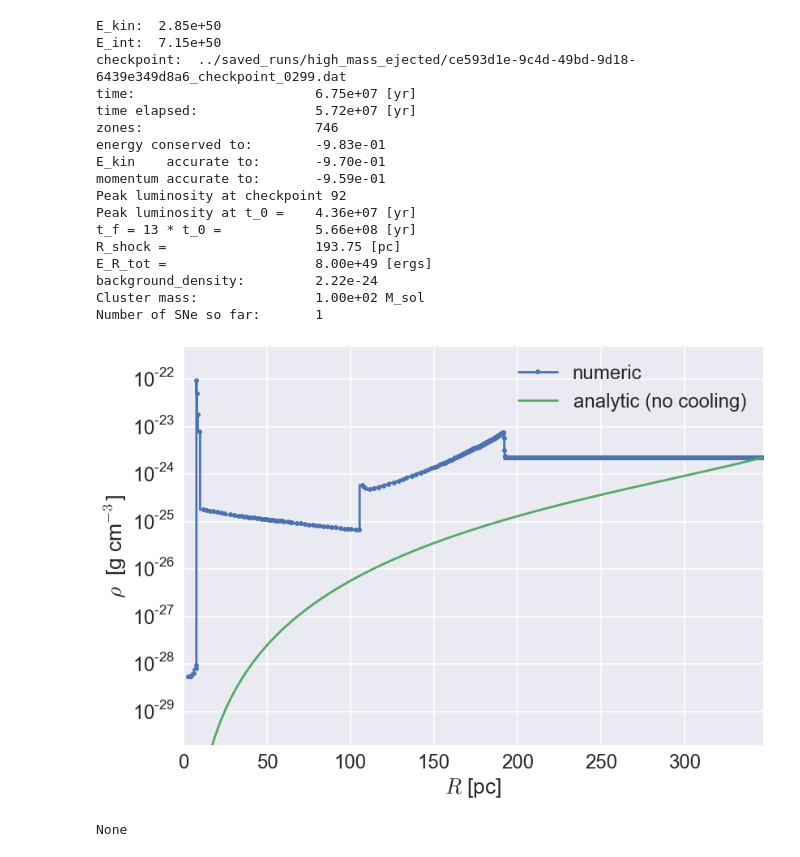
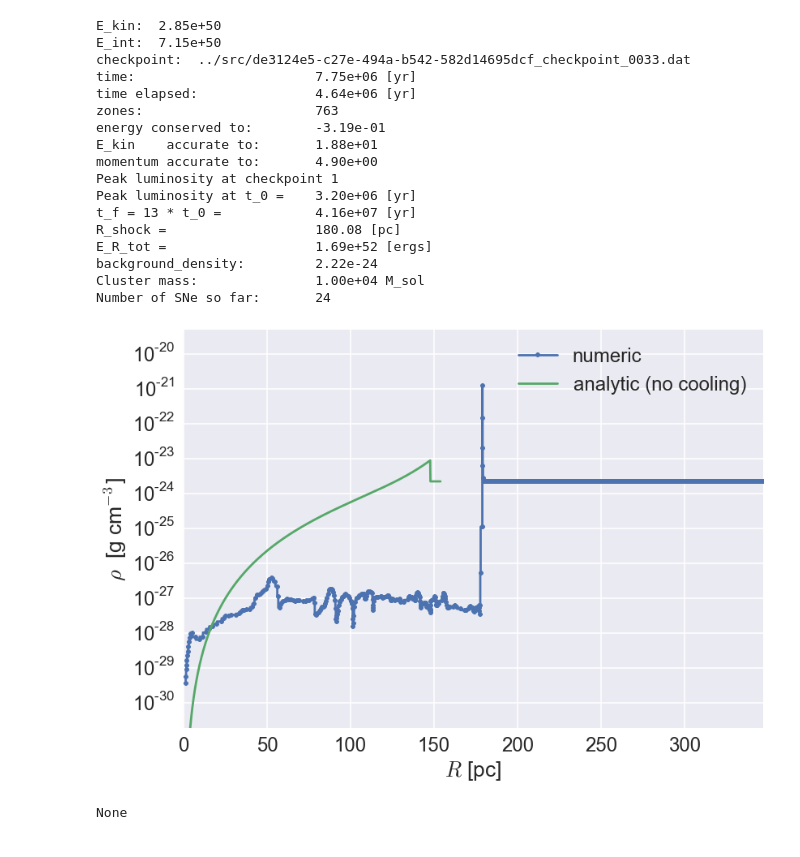
Before and after one commit to egentry/clustered_SNe, a Jupyter notebook: analysis/visualize.ipynb, the cells around one changed output. Drawn from its saved outputs; the diff is of its cells as text; code cells hidden in the pictures.

Commit message:
analysis script improvements

```diff
--- a/analysis/visualize.ipynb
+++ b/analysis/visualize.ipynb
@@ -60,7 +60,7 @@ class InnerWidget(object):
 
 #### These are needed for both the plotting and parsing routines
 
-cols_plot = cols[0:7] + cols[8:]
+cols_plot = cols
 cols_plot_linear = [cols[i] for i in [6, 10]]
 
 label_dict = {"Radius"       :"$R$ [pc]",
@@ -196,7 +196,10 @@ def plotter(last_run,
 
 
 
-def single_run(data_dir="", id="", last_run=None):
+def single_run(data_dir="", id="", last_run=None, w=widgets.widget_box.Box):
+
+    if not os.path.exists(data_dir):
+        raise FileNotFoundError("No directory found named: "+ data_dir)
 
     if type(last_run) is not RunSummary:
         last_run = RunSummary()
@@ -231,37 +234,35 @@ def single_run(data_dir="", id="", last_run=None):
 
     InnerWidget.w = w
     display(w)
+    return w
 # %%
 last_run = RunSummary()
 
 data_dir = "../src/"
-data_dir = "../saved_runs/high_mass_ejected"
-# data_dir = "../scripts"
-# data_dir = "../saved_runs/one_SNe"
-# data_dir = "../saved_runs/two_SNe"
+# data_dir = "../saved_runs/10_SNe_winds"
 
-id = "" # you don't need the full uuid, just enough to distinguish it
+id = "de" # you don't need the full uuid, just enough to distinguish it
 
-single_run(data_dir=data_dir, id=id, last_run=last_run)
+w = single_run(data_dir=data_dir, id=id, last_run=last_run)
 # %% [output]
 E_kin:  2.85e+50
 E_int:  7.15e+50
-checkpoint:  ../saved_runs/high_mass_ejected/ce593d1e-9c4d-49bd-9d18-6439e349d8a6_checkpoint_0299.dat
-time:                       6.75e+07 [yr]
-time elapsed:               5.72e+07 [yr]
-zones:                      746
-energy conserved to:        -9.83e-01
-E_kin    accurate to:       -9.70e-01
-momentum accurate to:       -9.59e-01
-Peak luminosity at checkpoint 92
-Peak luminosity at t_0 =    4.36e+07 [yr]
-t_f = 13 * t_0 =            5.66e+08 [yr]
-R_shock =                   193.75 [pc]
-E_R_tot =                   8.00e+49 [ergs]
+checkpoint:  ../src/de3124e5-c27e-494a-b542-582d14695dcf_checkpoint_0033.dat
+time:                       7.75e+06 [yr]
+time elapsed:               4.64e+06 [yr]
+zones:                      763
+energy conserved to:        -3.19e-01
+E_kin    accurate to:       1.88e+01
+momentum accurate to:       4.90e+00
+Peak luminosity at checkpoint 1
+Peak luminosity at t_0 =    3.20e+06 [yr]
+t_f = 13 * t_0 =            4.16e+07 [yr]
+R_shock =                   180.08 [pc]
+E_R_tot =                   1.69e+52 [ergs]
 background_density:         2.22e-24
-Cluster mass:               1.00e+02 M_sol
-Number of SNe so far:       1
+Cluster mass:               1.00e+04 M_sol
+Number of SNe so far:       24
-[figure, old version]
+[figure, new version]
 None
 # %%
 last_run = RunSummary()
```
Also changed, not shown: parts of 8 cells of this notebook, 2 other files.
